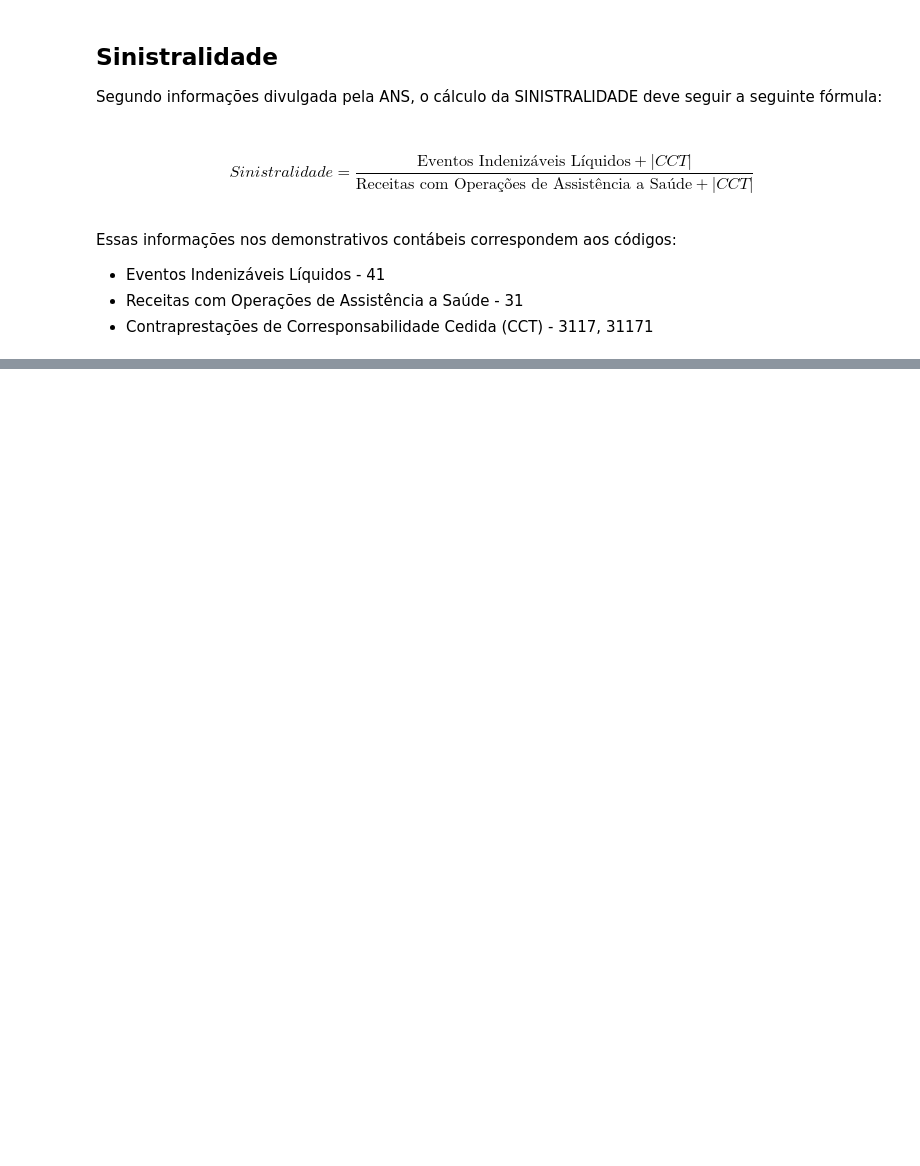
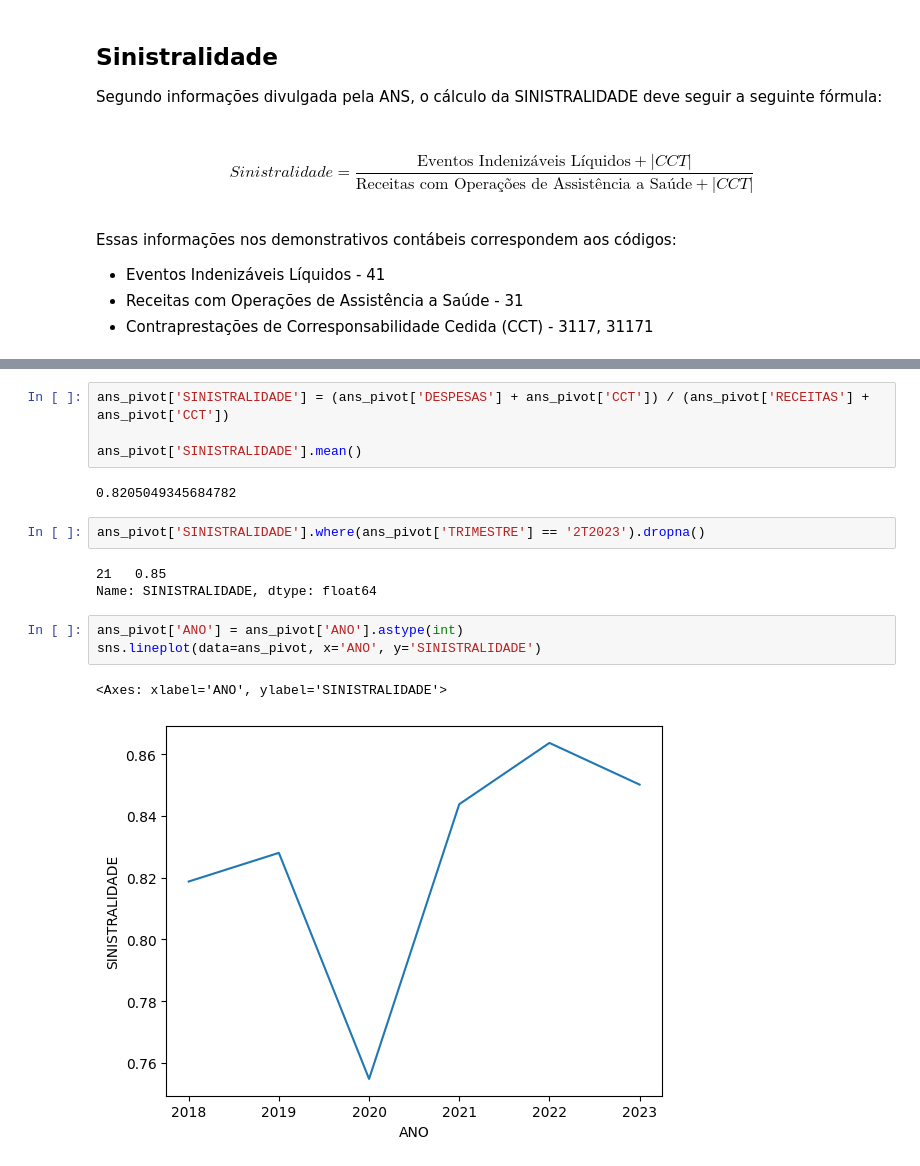
Before and after one commit to ianaraujo/ipcap-hapvida, a Jupyter notebook: analise_setor.ipynb, the cells around one changed output, grey strips where cells are left out. Cells and saved outputs as stored; diff of their text form; blank space fills up the shorter version.

Commit message:
Finish sinistralidade basic analysis with plot

```diff
--- a/analise_setor.ipynb
+++ b/analise_setor.ipynb
@@ -124,0 +129,17 @@ ans_pivot
+# %%
+ans_pivot['SINISTRALIDADE'] = (ans_pivot['DESPESAS'] + ans_pivot['CCT']) / (ans_pivot['RECEITAS'] + ans_pivot['CCT'])
+
+ans_pivot['SINISTRALIDADE'].mean()
+# %% [output]
+0.8205049345684782
+# %%
+ans_pivot['SINISTRALIDADE'].where(ans_pivot['TRIMESTRE'] == '2T2023').dropna()
+# %% [output]
+21   0.85
+Name: SINISTRALIDADE, dtype: float64
+# %%
+ans_pivot['ANO'] = ans_pivot['ANO'].astype(int)
+sns.lineplot(data=ans_pivot, x='ANO', y='SINISTRALIDADE')
+# %% [output]
+<Axes: xlabel='ANO', ylabel='SINISTRALIDADE'>
+[figure, added]
```
Also changed, not shown: parts of 6 cells of this notebook.
